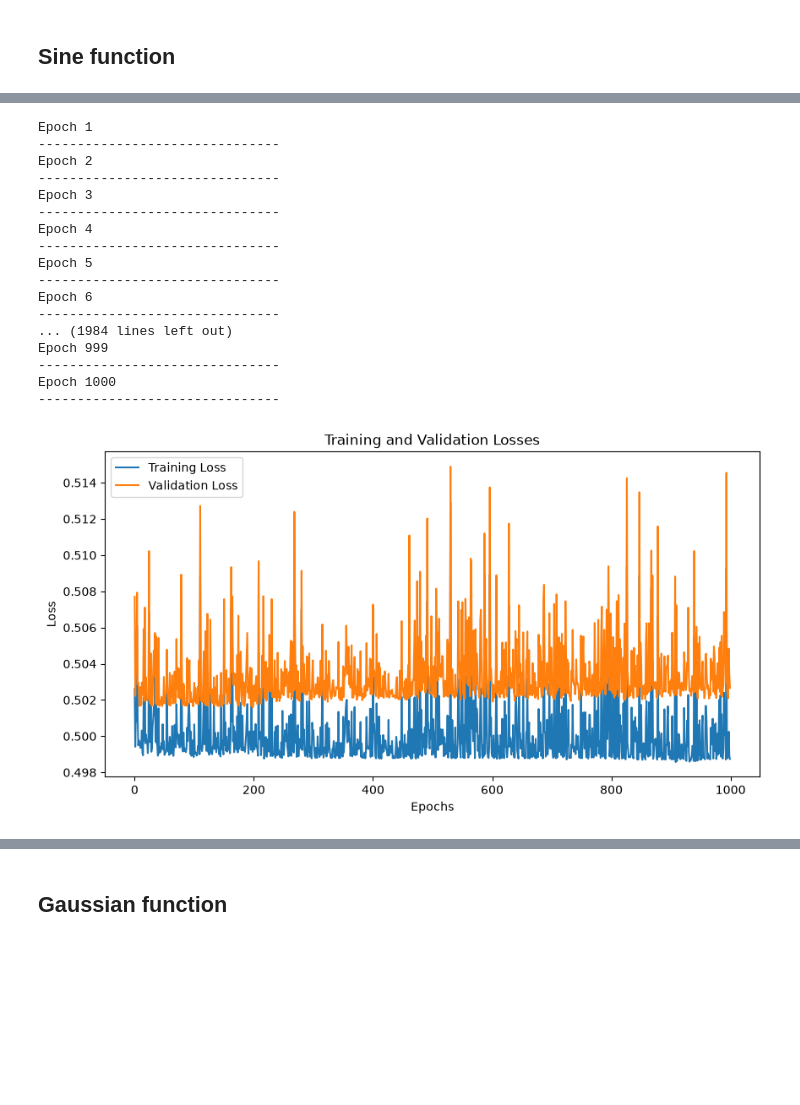
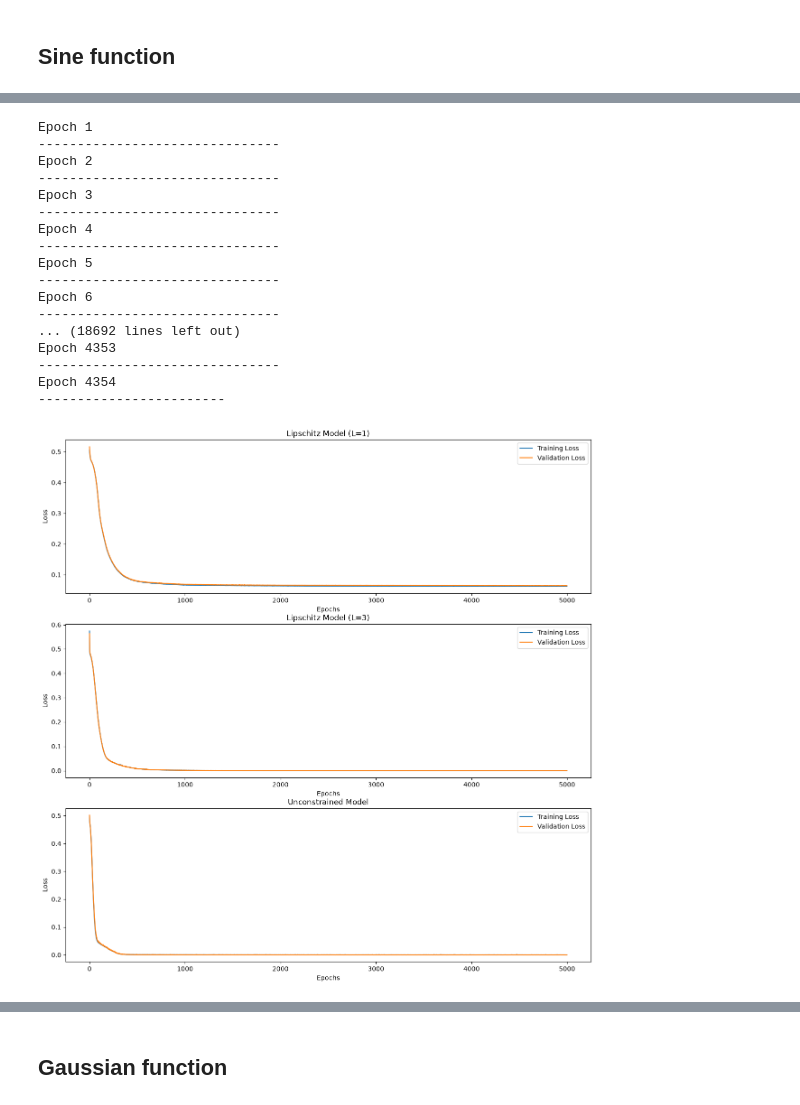
Before and after one commit to emilbkvamme/lipschitz-networks, a Jupyter notebook: Lipschitz_concept/Toy.ipynb, the cells around one changed output, grey strips where cells are left out. Saved outputs shown, nothing was run; the diff lists cells and outputs as text; code cells hidden in the pictures; blank space fills up the shorter version.

Commit message:
Updated toy model

```diff
--- a/Lipschitz_concept/Toy.ipynb
+++ b/Lipschitz_concept/Toy.ipynb
@@ -50,12 +68,4 @@ optimizer = torch.optim.Adam(Lipschitz_1_model.parameters(), lr=0.01)
 # %%
-# Data
-train_data, val_data = train_test_split(sine_func, test_size=0.2, random_state=42)
 
 # Dataset
-train_dataset = torch.utils.data.TensorDataset(torch.tensor(train_data[:-1]).float().unsqueeze(1), torch.tensor(train_data[1:]).float().unsqueeze(1))
-val_dataset = torch.utils.data.TensorDataset(torch.tensor(val_data[:-1]).float().unsqueeze(1), torch.tensor(val_data[1:]).float().unsqueeze(1))
-
-
-# Dataloader
-trn_loader = DataLoader(train_dataset, batch_size=32, shuffle=True)
-val_loader = DataLoader(val_dataset, batch_size=32, shuffle=False)
+x_train, x_val, y_train, y_val = train_test_split(x_train, y_train, test_size=0.2, random_state=42)
@@ -62,11 +86,38 @@ val_loader = DataLoader(val_dataset, batch_size=32, shuffle=False)
+# %%
+
+train_dataset = BasicDataset(x_train, y_train)
+val_dataset = BasicDataset(x_val, y_val)
+
+# Dataloader
+trn_loader = DataLoader(train_dataset, batch_size=32, shuffle=True)
+val_loader = DataLoader(val_dataset, batch_size=32, shuffle=False)
 # %%
 train_losses_L1, val_losses_L1 = train(model =Lipschitz_1_model,
     train_loader = trn_loader,
     val_loader = val_loader,
-    optimizer = optimizer,
+    optimizer = optimizer_L1,
     loss_fn = loss_fn,
     num_epochs = NUM_EPOCHS,
+    max_iter = MAX_ITER,
     device = device)
+
+train_losses_L3, val_losses_L3 = train(model =Lipschitz_3_model,
+    train_loader = trn_loader,
+    val_loader = val_loader,
+    optimizer = optimizer_L3,
+    loss_fn = loss_fn,
+    num_epochs = NUM_EPOCHS,
+    max_iter = MAX_ITER,
+    device = device)
+
+train_losses_unconstrained, val_losses_unconstrained = train(model =Unconstrained_model,
+    train_loader = trn_loader,
+    val_loader = val_loader,
+    optimizer = optimizer_unconstrained,
+    loss_fn = loss_fn,
+    num_epochs = NUM_EPOCHS,
+    max_iter = MAX_ITER,
+    device = device)
 # %% [output]
 Epoch 1
 -------------------------------
@@ -80,20 +131,33 @@ Epoch 5
 -------------------------------
 Epoch 6
 -------------------------------
-... (1984 lines left out)
-Epoch 999
+... (18692 lines left out)
+Epoch 4353
 -------------------------------
-Epoch 1000
--------------------------------
+Epoch 4354
+------------------------
 # %%
 # Plotting training and validation losses
-plt.figure(figsize=(10, 5))
-plt.plot(train_losses_L1, label='Training Loss')
-plt.plot(val_losses_L1, label='Validation Loss')
-plt.title('Training and Validation Losses')
-plt.xlabel('Epochs')
-plt.ylabel('Loss')
-plt.legend()
+fig, ax = plt.subplots(3, 1, figsize=(15, 15))
+ax[0].plot(train_losses_L1, label='Training Loss')
+ax[0].plot(val_losses_L1, label='Validation Loss')
+ax[0].set_title('Lipschitz Model (L=1)')
+ax[0].set_xlabel('Epochs')
+ax[0].set_ylabel('Loss')
+ax[1].plot(train_losses_L3, label='Training Loss')
+ax[1].plot(val_losses_L3, label='Validation Loss')
+ax[1].set_title('Lipschitz Model (L=3)')
+ax[1].set_xlabel('Epochs')
+ax[1].set_ylabel('Loss')
+ax[2].plot(train_losses_unconstrained, label='Training Loss')
+ax[2].plot(val_losses_unconstrained, label='Validation Loss')
+ax[2].set_title('Unconstrained Model')
+ax[2].set_xlabel('Epochs')
+ax[2].set_ylabel('Loss')
+for a in ax:
+    a.legend()
+
+plt.savefig('Plots/sine_losses_plot.pdf')
 plt.show()
 # %% [output]
-[figure, old version]
+[figure, new version]
```
Also changed, not shown: parts of 29 cells of this notebook, 3 other files.
